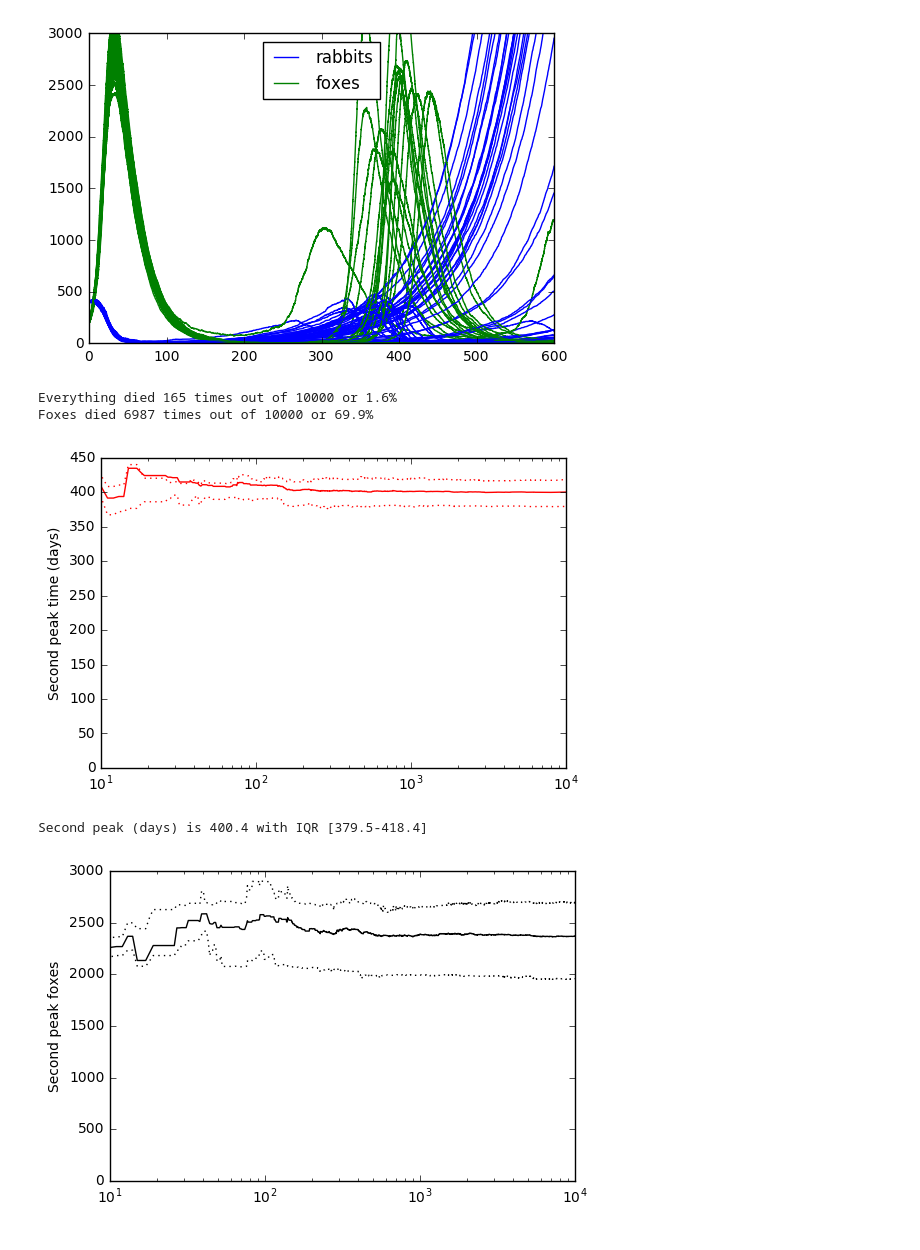
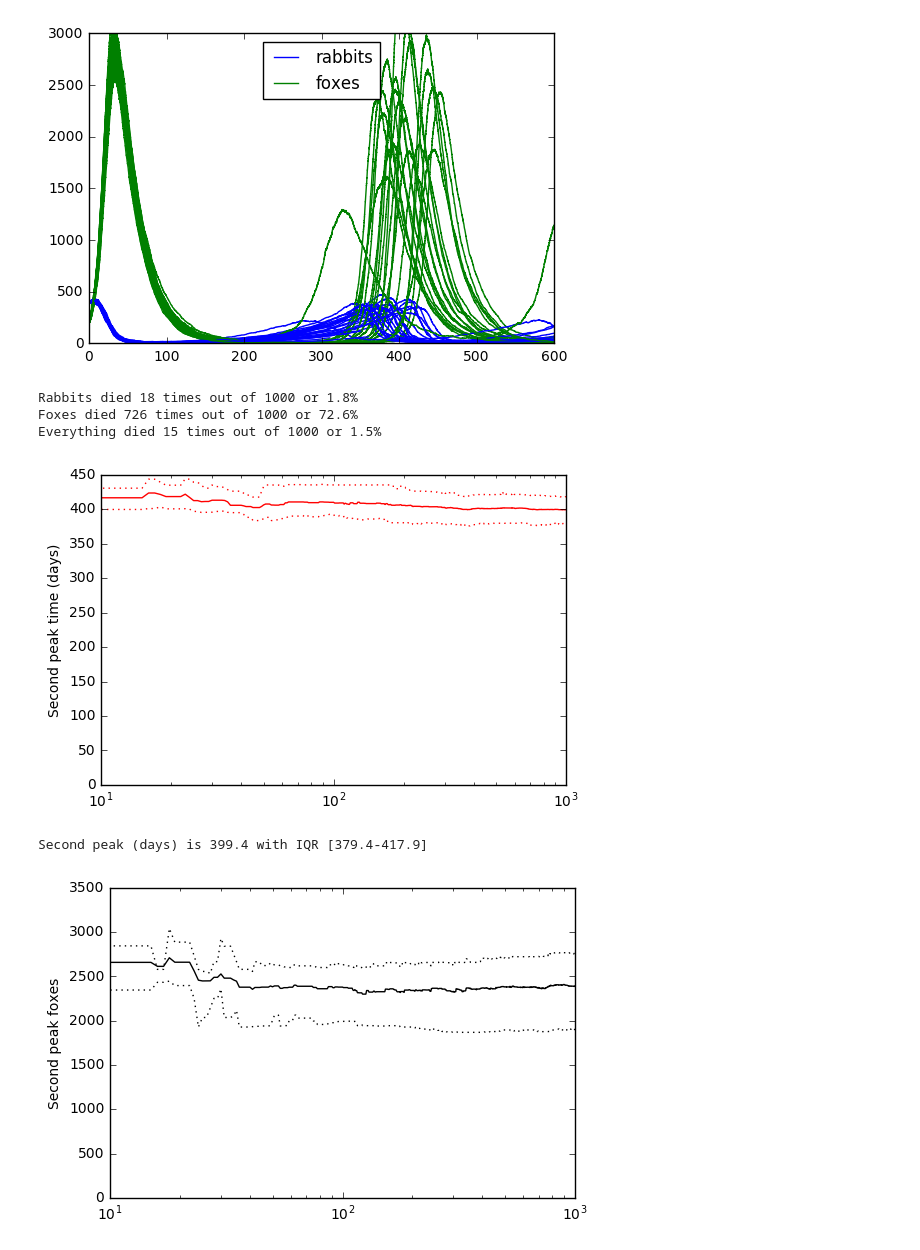
Before and after one commit to dbaugher/rabbits-and-foxes, a Jupyter notebook: CythonExample.ipynb, the cells around one changed output. Drawn from its saved outputs; the diff is of its cells as text; code cells hidden in the pictures.

```diff
--- a/CythonExample.ipynb
+++ b/CythonExample.ipynb
@@ -383,10 +398,11 @@ one_run_cython()
 # %%
 %%timeit -n1 -r1
-full_analysis(runs=10000, function=one_run_cython)
+full_analysis(runs=1000, function=one_run_optimized)
 # %% [output]
-[figure, old version]
+[figure, new version]
-Everything died 165 times out of 10000 or 1.6%
-Foxes died 6987 times out of 10000 or 69.9%
+Rabbits died 18 times out of 1000 or 1.8%
+Foxes died 726 times out of 1000 or 72.6%
+Everything died 15 times out of 1000 or 1.5%
-[figure, old version]
+[figure, new version]
-Second peak (days) is 400.4 with IQR [379.5-418.4]
+Second peak (days) is 399.4 with IQR [379.4-417.9]
-[figure, old version]
+[figure, new version]
```
Also changed, not shown: parts of 35 cells of this notebook.
